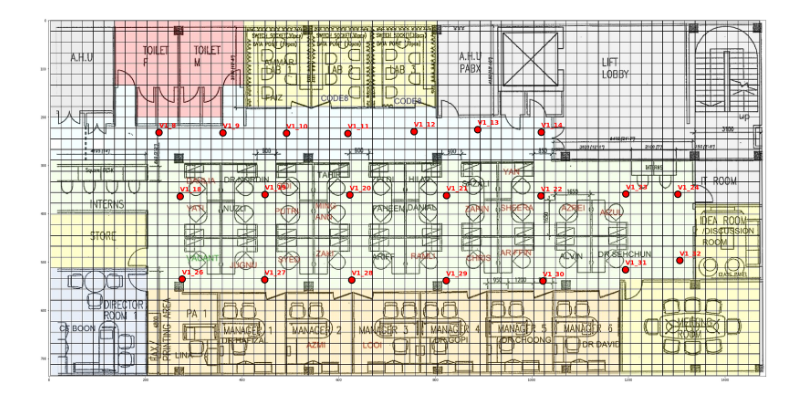
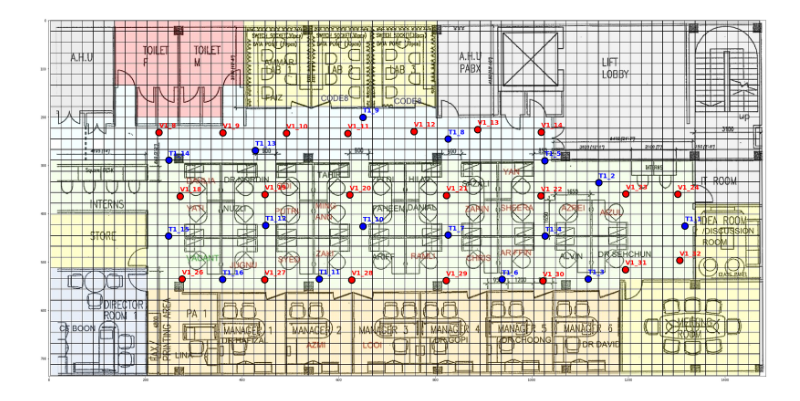
Before and after one commit to ChinHuan/blelocalization, a Jupyter notebook: Map/Data Collection.ipynb, the cells around one changed output. Drawn from its saved outputs; the diff is of its cells as text; code cells hidden in the pictures.

Commit message:
Add test data collection

```diff
--- a/Map/Data Collection.ipynb
+++ b/Map/Data Collection.ipynb
@@ -9,19 +9,30 @@ import matplotlib.image as mpimg
 # %%
 img =  mpimg.imread('main.png')
 
 fingerprint_color = "r"
+testdata_color = "b"
 plt.figure(figsize=(40,40))
 plt.imshow(img)
 
 labels = ["V1_23", "V1_24", "V1_32", "V1_22", "V1_14", "V1_13", "V1_12", "V1_21", "V1_29", "V1_30", "V1_31", "V1_11", "V1_20", "V1_28", "V1_10", "V1_19", "V1_27", "V1_9", "V1_8", "V1_18", "V1_26"]
 x = [27.151600, 29.594400, 29.689400, 23.153700, 23.169100, 20.171700, 17.173201, 18.712299, 18.691700, 23.244200, 27.133301, 14.063600, 14.159800, 14.250300, 11.176600, 10.162500, 10.141900, 8.178670, 5.180690, 6.164600, 6.255650]
 y = [8.159480, 8.172020, 11.286000, 8.250140, 5.247920, 5.121330, 5.217130, 8.227330, 12.230300, 12.253700, 11.717700, 5.312350, 8.203950, 12.207500, 5.297530, 8.183420, 12.186400, 5.282130, 5.266730, 8.274090, 12.166400]
 x = np.array(x) * 44
 y = np.array(y) * 44
 
+testLabels = ["T1_1", "T1_2", "T1_3", "T1_4", "T1_5", "T1_6", "T1_7", "T1_8", "T1_9", "T1_10", "T1_11", "T1_12", "T1_13", "T1_14", "T1_15", "T1_16"]
+testX = [29.934250, 25.877805, 25.372470, 23.355726, 23.333564, 21.316819, 18.790348, 18.790348, 14.779021, 14.779021, 12.717952, 10.191480, 9.703916, 5.648265, 5.626103, 8.174736]
+testY = [9.659024, 7.630801, 12.155781, 10.139037, 6.593112, 12.177943, 10.094712, 5.573659, 4.554205, 9.673634, 12.155781, 9.629310, 6.105547, 6.570950, 10.139037, 12.177943]
+testX = np.array(testX) * 44
+testY = np.array(testY) * 44
+
 plt.scatter(x, y, s=400, c=fingerprint_color, edgecolors="black", linewidths=3)
+plt.scatter(testX, testY, s=400, c=testdata_color, edgecolors="black", linewidths=3)
 
 for i in range(len(labels)):
     plt.annotate(labels[i], (x[i], y[i] - 10), fontsize=20, color=fingerprint_color, weight='bold')
+
+for j in range(len(testLabels)):
+    plt.annotate(testLabels[j], (testX[j], testY[j] - 10), fontsize=20, color=testdata_color, weight='bold')
 # %% [output]
-[figure, old version]
+[figure, new version]
```
Also changed, not shown: 2 other files.
